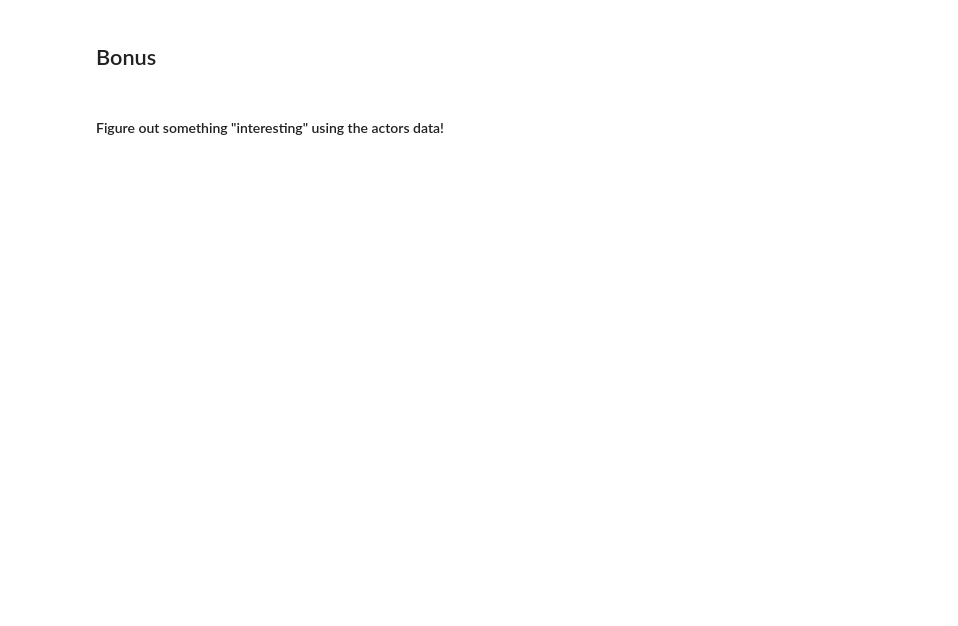
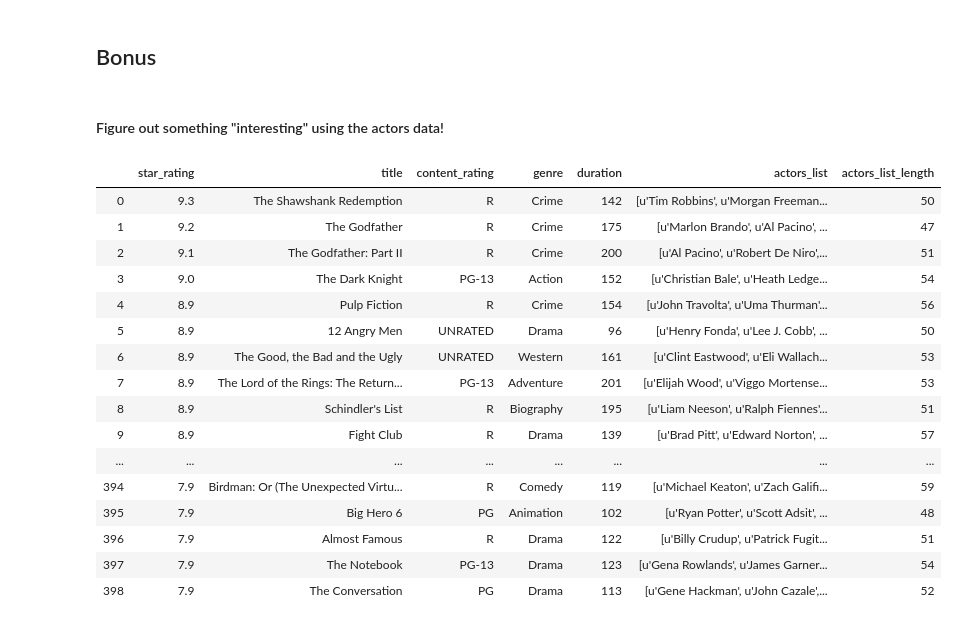
Before and after one commit to the-rahul-kumar/ga-homework-challenge-wk3, a Jupyter notebook: imdb.ipynb, the cells around one changed output. Cells and saved outputs as stored; diff of their text form; code cells hidden in the pictures; blank space fills up the shorter version.

```diff
--- a/imdb.ipynb
+++ b/imdb.ipynb
@@ -381,3 +416,24 @@ movies[movies.duplicated()]
 ## Bonus
 # %% [markdown]
 #### Figure out something "interesting" using the actors data!
+# %%
+movies['actors_list_length'] = movies.actors_list.apply(lambda x: len(x))
+movies
+# %% [output]
+|  | star_rating | title | content_rating | genre | duration | actors_list | actors_list_length |
+| 0 | 9.3 | The Shawshank Redemption | R | Crime | 142 | [u'Tim Robbins', u'Morgan Freeman... | 50 |
+| 1 | 9.2 | The Godfather | R | Crime | 175 | [u'Marlon Brando', u'Al Pacino', ... | 47 |
+| 2 | 9.1 | The Godfather: Part II | R | Crime | 200 | [u'Al Pacino', u'Robert De Niro',... | 51 |
+| 3 | 9.0 | The Dark Knight | PG-13 | Action | 152 | [u'Christian Bale', u'Heath Ledge... | 54 |
+| 4 | 8.9 | Pulp Fiction | R | Crime | 154 | [u'John Travolta', u'Uma Thurman'... | 56 |
+| 5 | 8.9 | 12 Angry Men | UNRATED | Drama | 96 | [u'Henry Fonda', u'Lee J. Cobb', ... | 50 |
+| 6 | 8.9 | The Good, the Bad and the Ugly | UNRATED | Western | 161 | [u'Clint Eastwood', u'Eli Wallach... | 53 |
+| 7 | 8.9 | The Lord of the Rings: The Return... | PG-13 | Adventure | 201 | [u'Elijah Wood', u'Viggo Mortense... | 53 |
+| 8 | 8.9 | Schindler's List | R | Biography | 195 | [u'Liam Neeson', u'Ralph Fiennes'... | 51 |
+| 9 | 8.9 | Fight Club | R | Drama | 139 | [u'Brad Pitt', u'Edward Norton', ... | 57 |
+| ... | ... | ... | ... | ... | ... | ... | ... |
+| 394 | 7.9 | Birdman: Or (The Unexpected Virtu... | R | Comedy | 119 | [u'Michael Keaton', u'Zach Galifi... | 59 |
+| 395 | 7.9 | Big Hero 6 | PG | Animation | 102 | [u'Ryan Potter', u'Scott Adsit', ... | 48 |
+| 396 | 7.9 | Almost Famous | R | Drama | 122 | [u'Billy Crudup', u'Patrick Fugit... | 51 |
+| 397 | 7.9 | The Notebook | PG-13 | Drama | 123 | [u'Gena Rowlands', u'James Garner... | 54 |
+| 398 | 7.9 | The Conversation | PG | Drama | 113 | [u'Gene Hackman', u'John Cazale',... | 52 |
```
Also changed, not shown: parts of 4 cells of this notebook.
